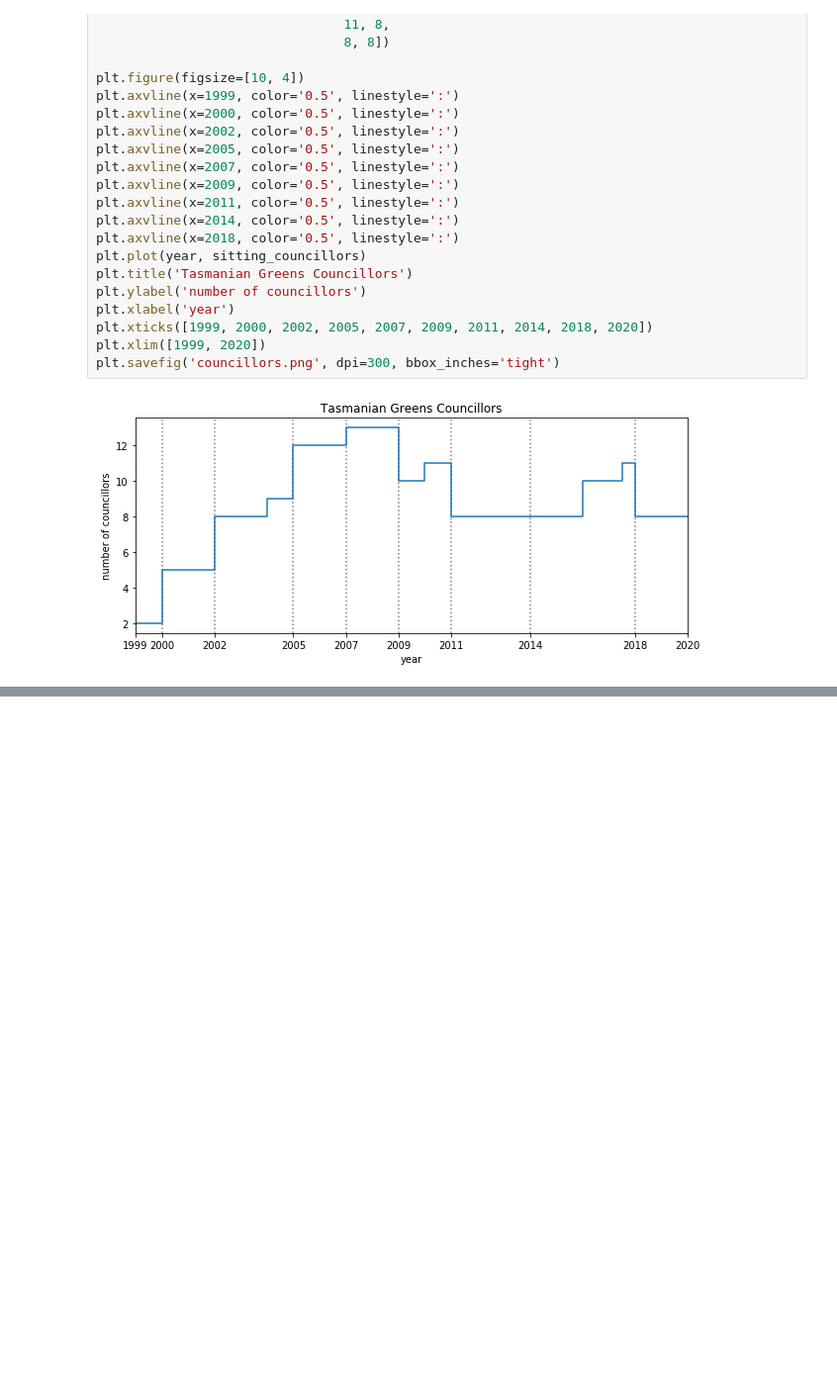
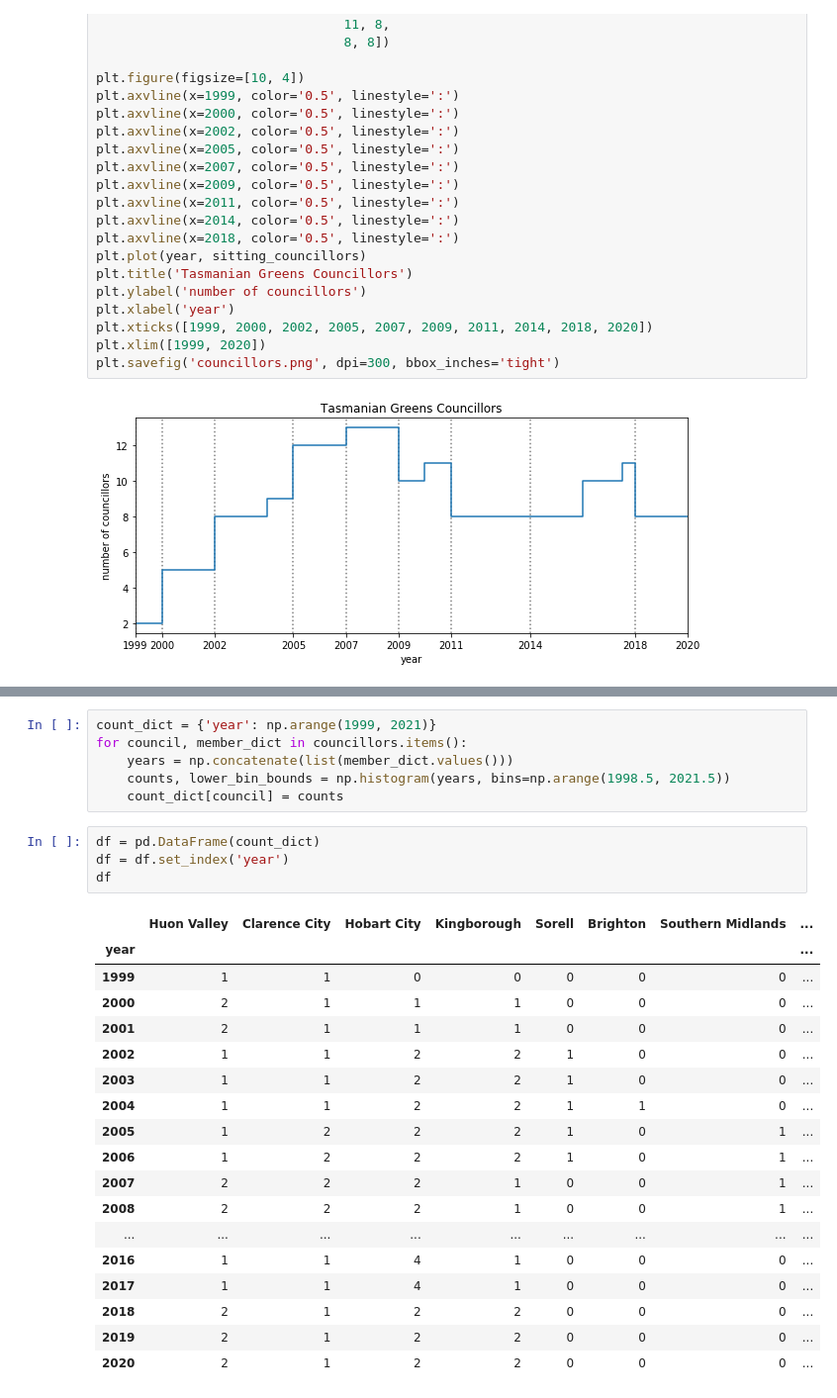
Before and after one commit to DamienIrving/election-analysis, a Jupyter notebook: councillors.ipynb, the cells around one changed output, grey strips where cells are left out. Shown at 99% size. Saved outputs shown, nothing was run; the diff lists cells and outputs as text; blank space fills up the shorter version.

```diff
--- a/councillors.ipynb
+++ b/councillors.ipynb
@@ -55,0 +123,29 @@ plt.savefig('councillors.png', dpi=300, bbox_inches='tight')
+# %%
+count_dict = {'year': np.arange(1999, 2021)}
+for council, member_dict in councillors.items():
+    years = np.concatenate(list(member_dict.values()))
+    counts, lower_bin_bounds = np.histogram(years, bins=np.arange(1998.5, 2021.5))
+    count_dict[council] = counts
+# %%
+df = pd.DataFrame(count_dict)
+df = df.set_index('year')
+df
+# %% [output]
+|  | Huon Valley | Clarence City | Hobart City | Kingborough | Sorell | Brighton | Southern Midlands | ... |
+| year |  |  |  |  |  |  |  | ... |
+| 1999 | 1 | 1 | 0 | 0 | 0 | 0 | 0 | ... |
+| 2000 | 2 | 1 | 1 | 1 | 0 | 0 | 0 | ... |
+| 2001 | 2 | 1 | 1 | 1 | 0 | 0 | 0 | ... |
+| 2002 | 1 | 1 | 2 | 2 | 1 | 0 | 0 | ... |
+| 2003 | 1 | 1 | 2 | 2 | 1 | 0 | 0 | ... |
+| 2004 | 1 | 1 | 2 | 2 | 1 | 1 | 0 | ... |
+| 2005 | 1 | 2 | 2 | 2 | 1 | 0 | 1 | ... |
+| 2006 | 1 | 2 | 2 | 2 | 1 | 0 | 1 | ... |
+| 2007 | 2 | 2 | 2 | 1 | 0 | 0 | 1 | ... |
+| 2008 | 2 | 2 | 2 | 1 | 0 | 0 | 1 | ... |
+| ... | ... | ... | ... | ... | ... | ... | ... | ... |
+| 2016 | 1 | 1 | 4 | 1 | 0 | 0 | 0 | ... |
+| 2017 | 1 | 1 | 4 | 1 | 0 | 0 | 0 | ... |
+| 2018 | 2 | 1 | 2 | 2 | 0 | 0 | 0 | ... |
+| 2019 | 2 | 1 | 2 | 2 | 0 | 0 | 0 | ... |
+| 2020 | 2 | 1 | 2 | 2 | 0 | 0 | 0 | ... |
```
Also changed, not shown: parts of 3 cells of this notebook.
